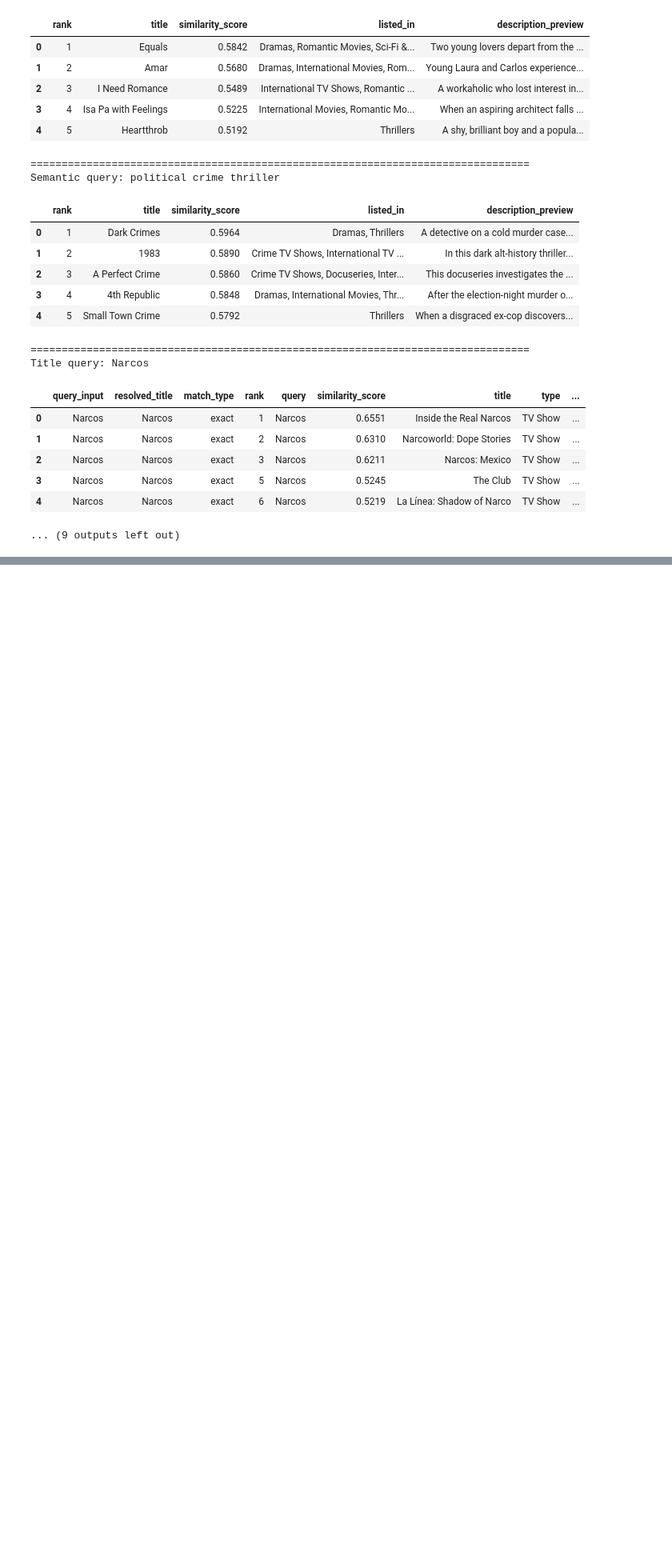
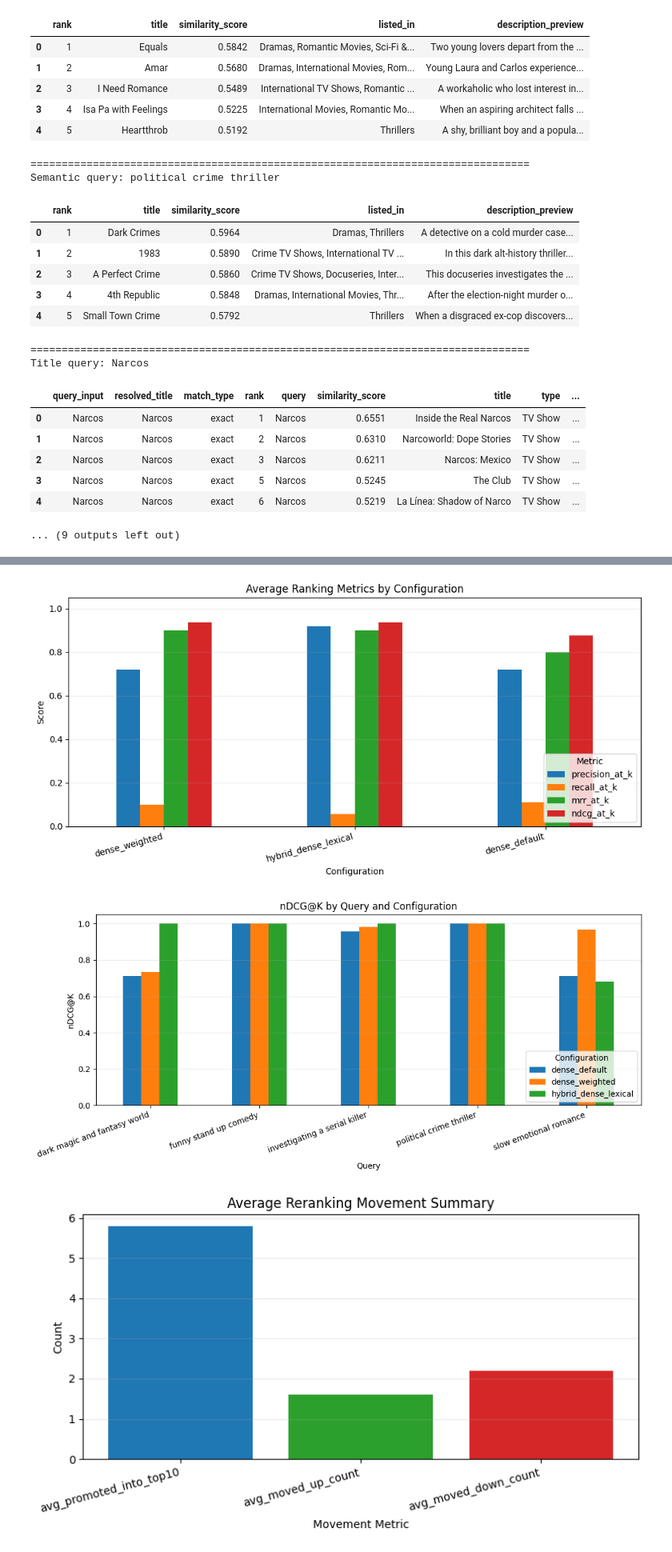
Before and after one commit to Nichonicholass/bigdata-movie, a Jupyter notebook: similiar_items.ipynb, the cells around one changed output, grey strips where cells are left out. Shown at 80% size. Saved outputs shown, nothing was run; the diff lists cells and outputs as text; code cells hidden in the pictures; blank space fills up the shorter version.

```diff
--- a/similiar_items.ipynb
+++ b/similiar_items.ipynb
@@ -29,6 +29,15 @@ DATA_PATH = Path("dataset/netflix_titles.csv")
 CACHE_DIR = Path("cache")
 CACHE_DIR.mkdir(parents=True, exist_ok=True)
 EMBEDDING_PATH = CACHE_DIR / "netflix_all_minilm_embeddings.npy"
+
+# Centralized output folders to keep project root clean
+OUTPUT_ROOT = Path("outputs")
+OUTPUT_CORE_DIR = OUTPUT_ROOT / "core"
+OUTPUT_ADV_DIR = OUTPUT_ROOT / "advanced"
+OUTPUT_RECOMMEND_DIR = OUTPUT_ROOT / "recommendation"
+OUTPUT_FIG_DIR = OUTPUT_ROOT / "figures"
+for p in [OUTPUT_ROOT, OUTPUT_CORE_DIR, OUTPUT_ADV_DIR, OUTPUT_RECOMMEND_DIR, OUTPUT_FIG_DIR]:
+    p.mkdir(parents=True, exist_ok=True)
 
 print("Loading dataset...")
 df = pd.read_csv(DATA_PATH)
@@ -53,6 +62,11 @@ df["combined_features"] = (
 )
 
 print(f"Dataset shape: {df.shape}")
+print("Output folders ready:")
+print(f"- {OUTPUT_CORE_DIR}")
+print(f"- {OUTPUT_ADV_DIR}")
+print(f"- {OUTPUT_RECOMMEND_DIR}")
+print(f"- {OUTPUT_FIG_DIR}")
 df[["title", "listed_in", "combined_features"]].head(3)
 # %% [output]
 Loading dataset...
@@ -799,0 +1160,66 @@ For deeper validation, combine this qualitative view with quantitative metrics f
+# %%
+# STEP 10: Visualization Dashboard
+import matplotlib.pyplot as plt
+
+# Figure 1: Average ranking metrics by configuration
+plot_metrics = ["precision_at_k", "recall_at_k", "mrr_at_k", "ndcg_at_k"]
+metrics_plot_df = summary_metrics.set_index("config")[plot_metrics]
+
+fig, ax = plt.subplots(figsize=(10, 5))
+metrics_plot_df.plot(kind="bar", ax=ax)
+ax.set_title("Average Ranking Metrics by Configuration")
+ax.set_ylabel("Score")
+ax.set_xlabel("Configuration")
+ax.set_ylim(0, 1.05)
+ax.grid(axis="y", alpha=0.25)
+ax.legend(title="Metric", loc="lower right")
+plt.xticks(rotation=15, ha="right")
+plt.tight_layout()
+fig_path_1 = OUTPUT_FIG_DIR / "step10_avg_ranking_metrics.png"
+fig.savefig(fig_path_1, dpi=150, bbox_inches="tight")
+plt.show()
+
+# Figure 2: Query-level nDCG by configuration
+ndcg_query_df = all_eval_metrics.pivot(index="query", columns="config", values="ndcg_at_k")
+
+fig, ax = plt.subplots(figsize=(11, 5))
+ndcg_query_df.plot(kind="bar", ax=ax)
+ax.set_title("nDCG@K by Query and Configuration")
+ax.set_ylabel("nDCG@K")
+ax.set_xlabel("Query")
+ax.set_ylim(0, 1.05)
+ax.grid(axis="y", alpha=0.25)
+ax.legend(title="Configuration", loc="lower right")
+plt.xticks(rotation=20, ha="right")
+plt.tight_layout()
+fig_path_2 = OUTPUT_FIG_DIR / "step10_ndcg_by_query.png"
+fig.savefig(fig_path_2, dpi=150, bbox_inches="tight")
+plt.show()
+
+# Figure 3: Reranking movement summary
+rerank_movement_df = pd.DataFrame([
+    {"metric": "avg_promoted_into_top10", "value": overall_rerank_summary["avg_promoted_into_top10"]},
+    {"metric": "avg_moved_up_count", "value": overall_rerank_summary["avg_moved_up_count"]},
+    {"metric": "avg_moved_down_count", "value": overall_rerank_summary["avg_moved_down_count"]},
+])
+
+fig, ax = plt.subplots(figsize=(8, 4.5))
+ax.bar(rerank_movement_df["metric"], rerank_movement_df["value"], color=["#1f77b4", "#2ca02c", "#d62728"])
+ax.set_title("Average Reranking Movement Summary")
+ax.set_ylabel("Count")
+ax.set_xlabel("Movement Metric")
+ax.grid(axis="y", alpha=0.25)
+plt.xticks(rotation=15, ha="right")
+plt.tight_layout()
+fig_path_3 = OUTPUT_FIG_DIR / "step10_reranking_movement.png"
+fig.savefig(fig_path_3, dpi=150, bbox_inches="tight")
+plt.show()
+
+print("Saved figures:")
+print(f"- {fig_path_1}")
+print(f"- {fig_path_2}")
+print(f"- {fig_path_3}")
+# %% [output]
+[figure, added]
+[figure, added]
+[figure, added]
```
Also changed, not shown: parts of 26 cells of this notebook.
